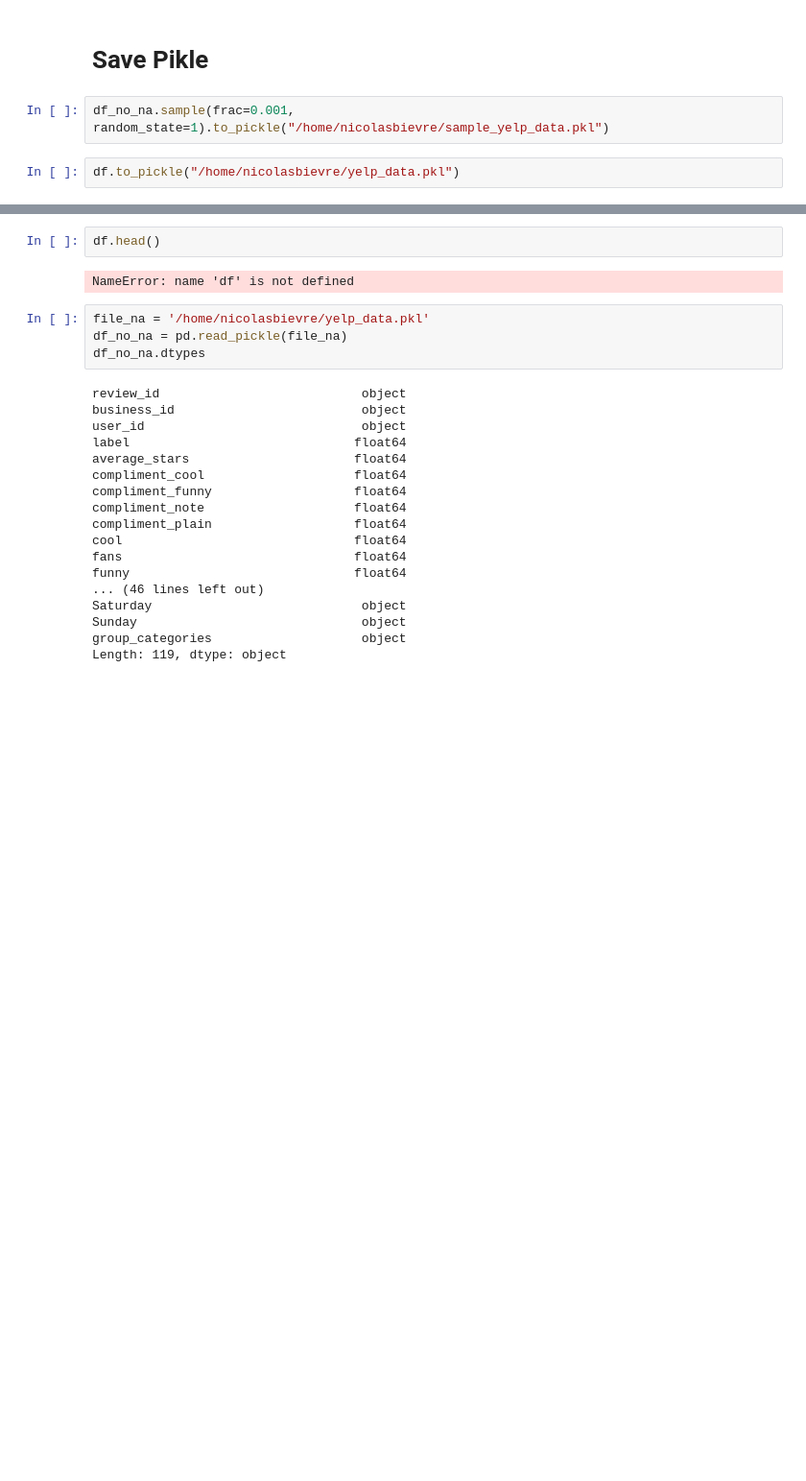
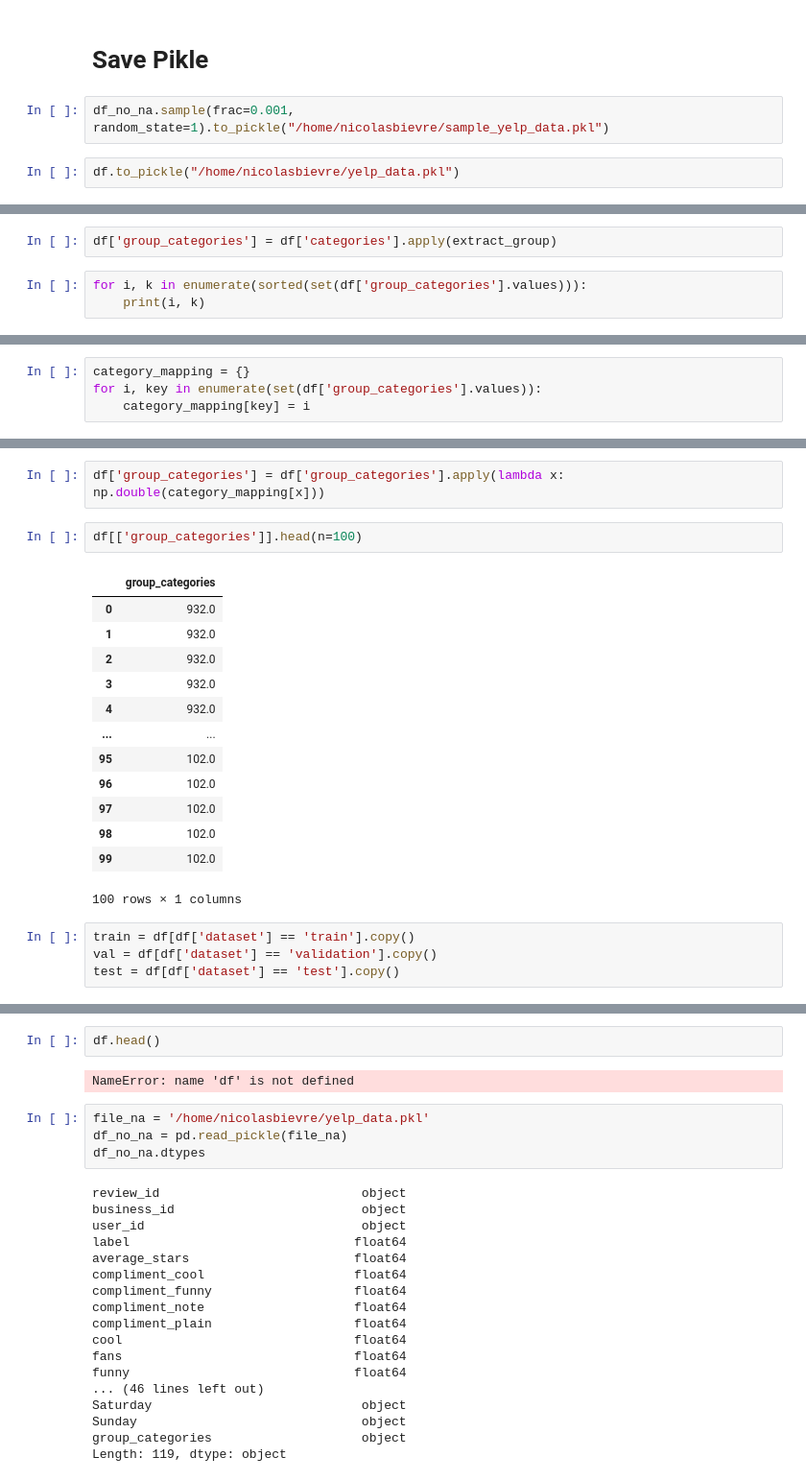
Before and after one commit to fredmell/CS229Project, a Jupyter notebook: python/Feature Selection + Dataset Split.ipynb, the cells around one changed output, grey strips where cells are left out. Shown at 96% size. Saved outputs shown, nothing was run; the diff lists cells and outputs as text; blank space fills up the shorter version.

```diff
--- a/python/Feature Selection + Dataset Split.ipynb
+++ b/python/Feature Selection + Dataset Split.ipynb
@@ -657,0 +785,5 @@ df.to_pickle("/home/nicolasbievre/yelp_data.pkl")
+# %%
+df['group_categories'] = df['categories'].apply(extract_group)
+# %%
+for i, k in enumerate(sorted(set(df['group_categories'].values))):
+    print(i, k)
@@ -657,0 +829,4 @@ df.to_pickle("/home/nicolasbievre/yelp_data.pkl")
+# %%
+category_mapping = {}
+for i, key in enumerate(set(df['group_categories'].values)):
+    category_mapping[key] = i
@@ -657,0 +853,22 @@ df.to_pickle("/home/nicolasbievre/yelp_data.pkl")
+# %%
+df['group_categories'] = df['group_categories'].apply(lambda x: np.double(category_mapping[x]))
+# %%
+df[['group_categories']].head(n=100)
+# %% [output]
+|  | group_categories |
+| 0 | 932.0 |
+| 1 | 932.0 |
+| 2 | 932.0 |
+| 3 | 932.0 |
+| 4 | 932.0 |
+| ... | ... |
+| 95 | 102.0 |
+| 96 | 102.0 |
+| 97 | 102.0 |
+| 98 | 102.0 |
+| 99 | 102.0 |
+100 rows × 1 columns
+# %%
+train = df[df['dataset'] == 'train'].copy()
+val = df[df['dataset'] == 'validation'].copy()
+test = df[df['dataset'] == 'test'].copy()
```
Also changed, not shown: parts of 20 cells of this notebook, 7 other files.
